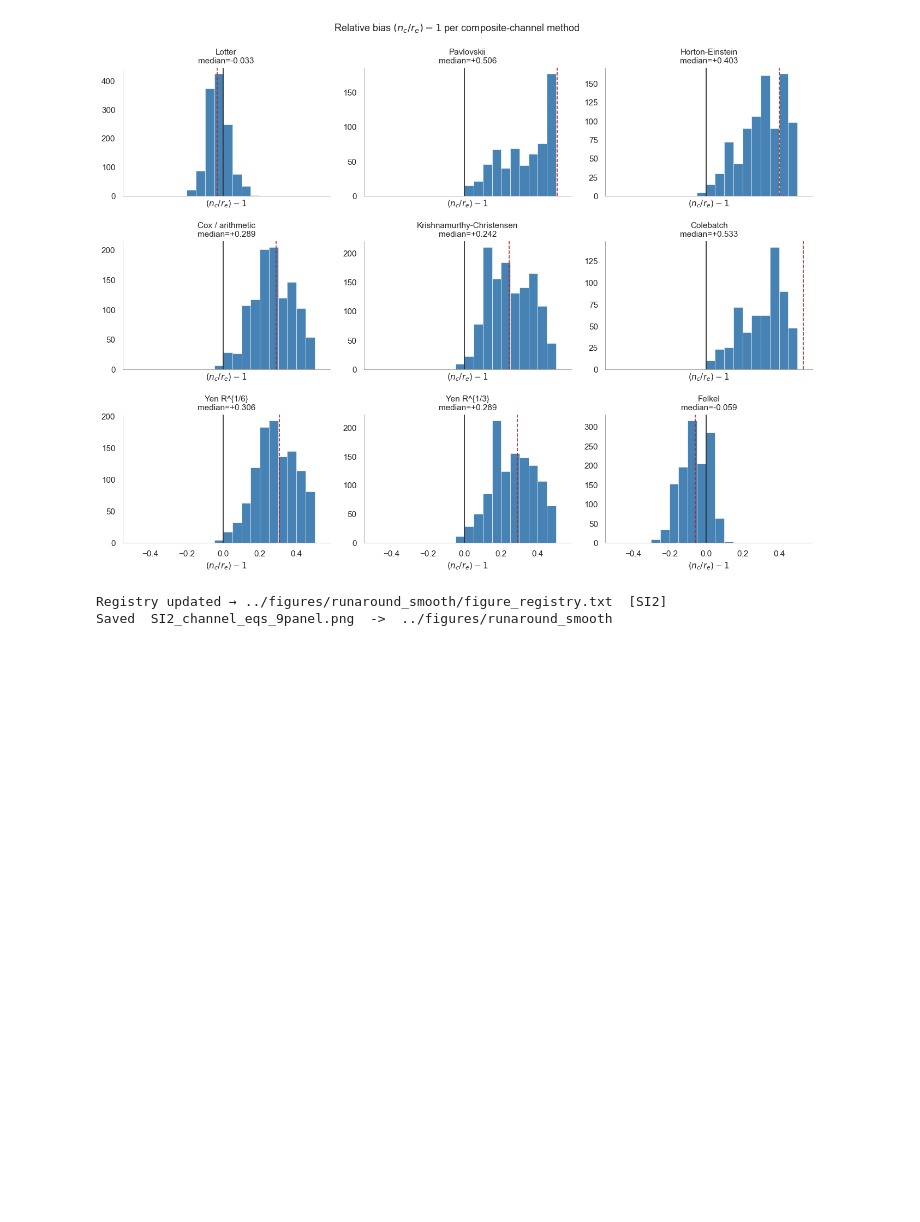
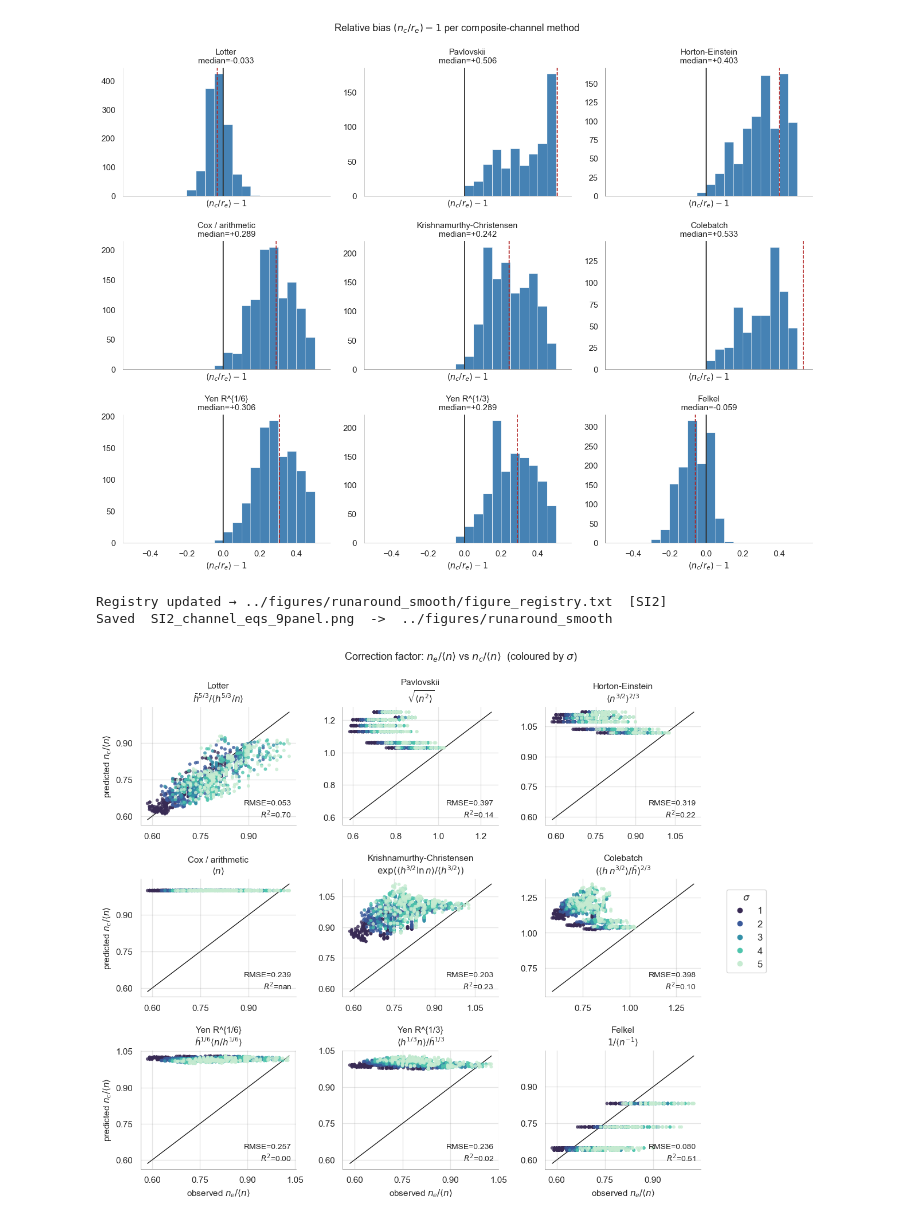
Before and after one commit to octavia-crompton/roughness-scale, a Jupyter notebook: notebooks/roughness_scale-cf-channel_eqs.ipynb, the cells around one changed output. Saved outputs shown, nothing was run; the diff lists cells and outputs as text; code cells hidden in the pictures; blank space fills up the shorter version.

Commit message:
updating figure 1

```diff
--- a/notebooks/roughness_scale-cf-channel_eqs.ipynb
+++ b/notebooks/roughness_scale-cf-channel_eqs.ipynb
@@ -963,3 +963,92 @@ print(f'Saved  {_si2_name}  ->  {_fig_dir}')
 # %% [output]
 Registry updated → ../figures/runaround_smooth/figure_registry.txt  [SI2]
 Saved  SI2_channel_eqs_9panel.png  ->  ../figures/runaround_smooth
+# %%
+# ── Correction-factor version: observed n_e/<n> vs predicted n_c/<n>  (3x3 grid) ──────────────
+# Mirrors the CF approach from roughness_scale-cf.ipynb: compares the normalised
+# effect ratio (observed from simulation) against channel-equation predictions
+# normalised by the spatial-mean roughness <n>.
+from matplotlib.lines import Line2D as _L2D_cf
+from matplotlib.ticker import MaxNLocator as _MNL_cf
+
+_nrows_cf, _ncols_cf = 3, 3
+_fs_t_cf, _fs_l_cf, _fs_k_cf = FS_TITLE - 1, FS_LABEL - 1, FS_TICK - 1
+
+fig_cf, axes_cf = plt.subplots(_nrows_cf, _ncols_cf, figsize=(13, 10),
+                                sharex=False, sharey=False)
+axes_cf_flat = axes_cf.ravel()
+
+_n_mean_cf = summary['<n>'].to_numpy(float)
+_cf_metrics = {}
+
+for idx, (col, title, eq_label, tier) in enumerate(_METHODS):
+    ax = axes_cf_flat[idx]
+
+    if col not in summary.columns:
+        ax.set_facecolor('#f5f5f5')
+        ax.text(0.5, 0.5, f'{title}\n(run compute notebook)', transform=ax.transAxes,
+                ha='center', va='center', fontsize=_fs_k_cf, color='#888')
+        ax.set_title(title, fontsize=_fs_t_cf)
+        _cf_metrics[col] = dict(title=title, r2=np.nan, rmse=np.nan)
+        continue
+
+    obs  = summary['effect_ratio'].to_numpy(float)           # observed n_e / <n>
+    pred = summary[col].to_numpy(float) / _n_mean_cf          # predicted n_c / <n>
+    finite = np.isfinite(obs) & np.isfinite(pred)
+
+    lo = min(np.nanmin(obs[finite]), np.nanmin(pred[finite]))
+    hi = max(np.nanmax(obs[finite]), np.nanmax(pred[finite]))
+    ax.plot([lo, hi], [lo, hi], 'k-', lw=1, zorder=0)
+
+    for lbl in _hue_order:
+        grp = (summary['_hue_group'] == lbl).to_numpy()
+        sel = finite & grp
+        if sel.sum() == 0:
+            continue
+        ax.scatter(obs[sel], pred[sel], color=_hue_palette[lbl],
+                   s=18, alpha=0.80, edgecolors='none', zorder=3)
+
+    _r2v   = _r2(pred[finite], obs[finite])
+    _rmsev = _rmse(pred[finite], obs[finite])
+    _cf_metrics[col] = dict(title=title, r2=_r2v, rmse=_rmsev)
+
+    ax.text(0.97, 0.05, f'RMSE={_rmsev:.3f}\n$R^2$={_r2v:.2f}',
+            transform=ax.transAxes, fontsize=_fs_k_cf - 1,
+            ha='right', va='bottom', zorder=5)
+    ax.set_title(f'{title}\n{eq_label}', fontsize=_fs_t_cf - 1)
+    ax.tick_params(labelsize=_fs_k_cf)
+    ax.grid(True, alpha=0.2)
+    ax.xaxis.set_major_locator(_MNL_cf(nbins=4))
+    ax.yaxis.set_major_locator(_MNL_cf(nbins=4))
+
+    row_i, col_i = divmod(idx, _ncols_cf)
+    if row_i == _nrows_cf - 1:
+        ax.set_xlabel(r'observed $n_e/\langle n\rangle$', fontsize=_fs_l_cf)
+    if col_i == 0:
+        ax.set_ylabel(r'predicted $n_c/\langle n\rangle$', fontsize=_fs_l_cf)
+
+fig_cf.suptitle(
+    r'Correction factor: $n_e/\langle n\rangle$ vs $n_c/\langle n\rangle$'
+    f'  (coloured by {_hue_label})',
+    fontsize=FS_TITLE)
+fig_cf.tight_layout(rect=[0, 0, 0.84, 1])
+
+leg_ax_cf = fig_cf.add_axes([0.85, 0.12, 0.13, 0.74])
+leg_ax_cf.set_axis_off()
+_h_leg_cf = [_L2D_cf([0],[0], marker='o', color='w',
+                      markerfacecolor=_hue_palette[lbl], markersize=8, label=lbl)
+             for lbl in _hue_order]
+leg_ax_cf.legend(handles=_h_leg_cf, title=_hue_label, loc='center left',
+                 fontsize=FS_LEG, title_fontsize=FS_LEG, frameon=True)
+
+plt.show()
+
+# performance table
+print(f"\n{'Method':<32}  {'R2':>6}  {'RMSE':>8}")
+print('-' * 52)
+for c_key, m in _cf_metrics.items():
+    _r2s = f"{m['r2']:.3f}"  if np.isfinite(m.get('r2',  np.nan)) else '  -  '
+    _rms = f"{m['rmse']:.4f}" if np.isfinite(m.get('rmse', np.nan)) else '   -   '
+    print(f"{m['title']:<32}  {_r2s:>6}  {_rms:>8}")
+# %% [output]
+[figure, added]
```
Also changed, not shown: parts of 2 cells of this notebook, 8 other files.
